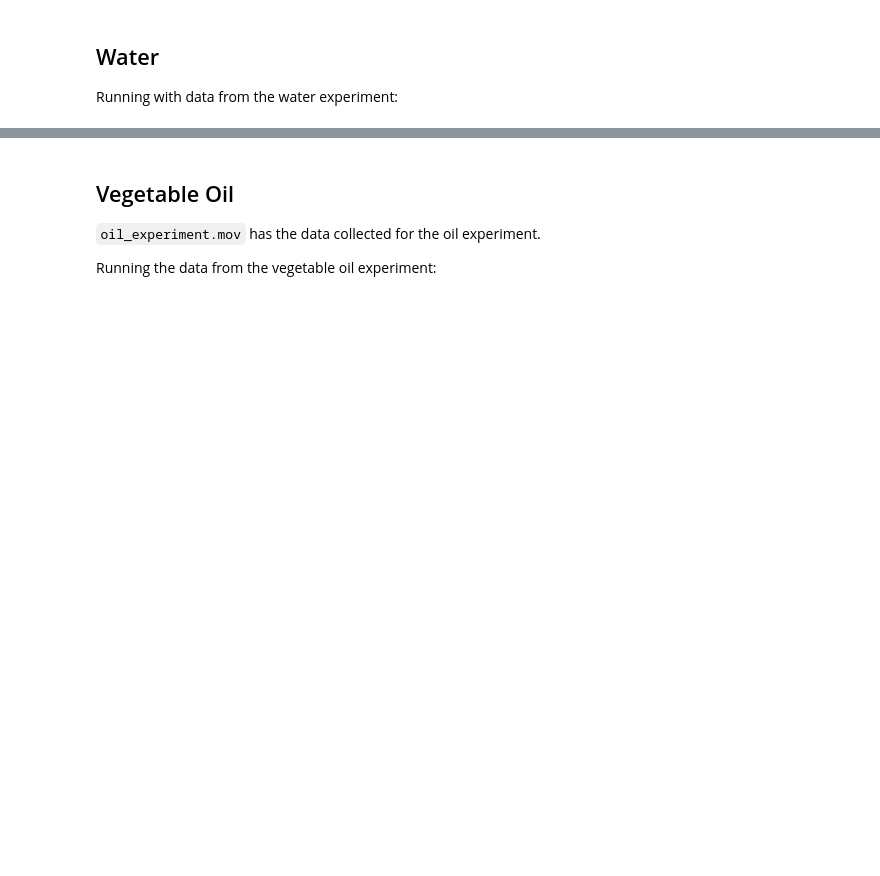
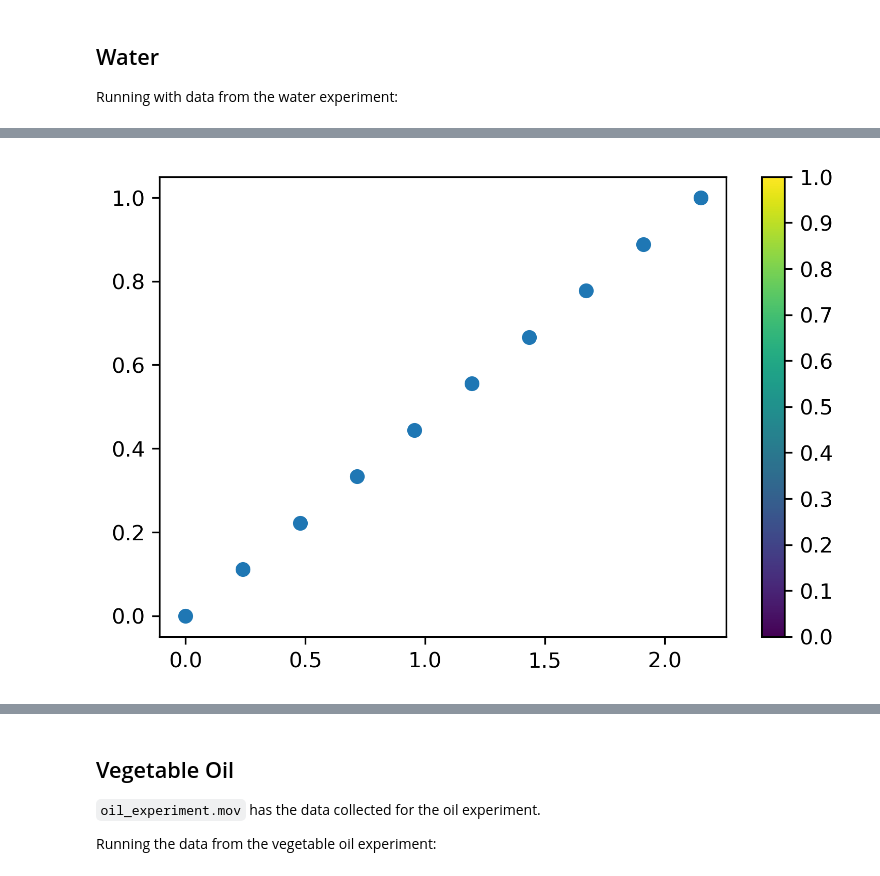
Before and after one commit to kevroi/AdvLab, a Jupyter notebook: fluid_osc/GravityDrivenFluidOscillations.ipynb, the cells around one changed output, grey strips where cells are left out. Saved outputs shown, nothing was run; the diff lists cells and outputs as text; code cells hidden in the pictures; blank space fills up the shorter version.

```diff
--- a/fluid_osc/GravityDrivenFluidOscillations.ipynb
+++ b/fluid_osc/GravityDrivenFluidOscillations.ipynb
@@ -20,0 +329,7 @@ Running with data from the water experiment:
+# %%
+v = np.arange(0, 1.1, 0.1,)
+plt.scatter(np.linspace(0,2.15,10), np.linspace(0,1,10))
+plt.colorbar(ticks=v)
+plt.show()
+# %% [output]
+[figure, added]
```
Also changed, not shown: parts of 95 cells of this notebook, 19 other files.
